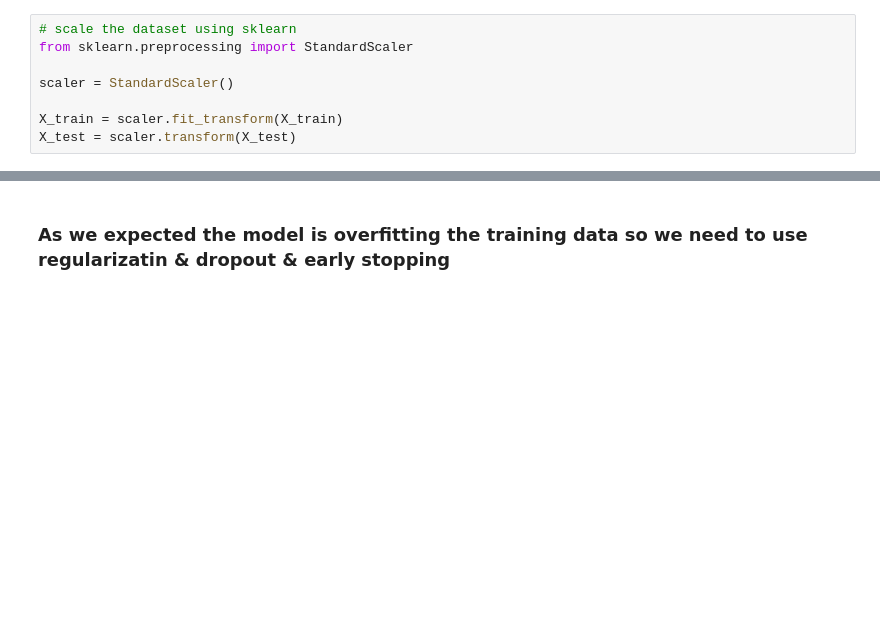
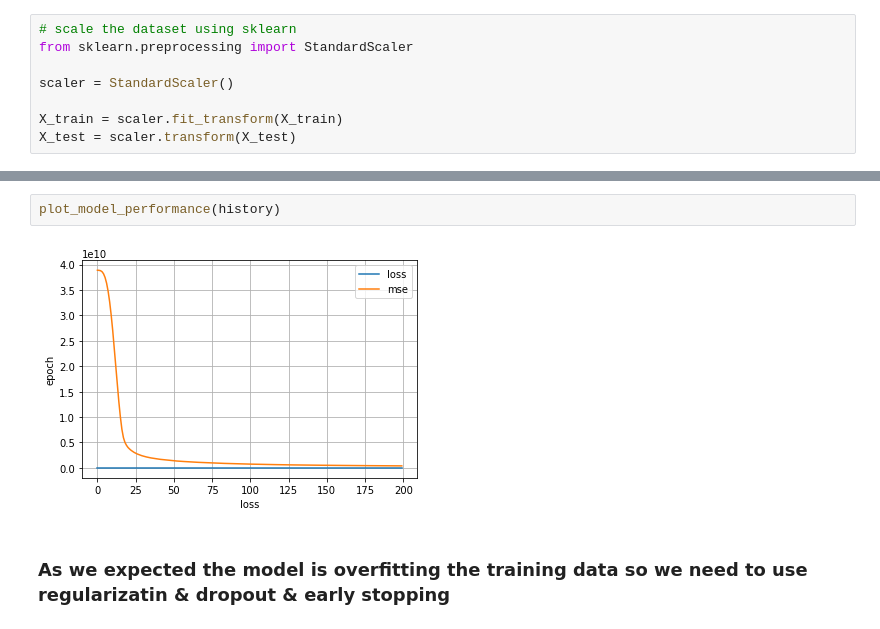
Before and after one commit to AmirGhnbr/House_Price_Pred_Tensorflow, a Jupyter notebook: House_Price_Pred_Tensorflow.ipynb, the cells around one changed output, grey strips where cells are left out. Saved outputs shown, nothing was run; the diff lists cells and outputs as text; blank space fills up the shorter version.

Commit message:
plot the model_1 history

```diff
--- a/House_Price_Pred_Tensorflow.ipynb
+++ b/House_Price_Pred_Tensorflow.ipynb
@@ -224,2 +256,6 @@ model_2.evaluate(X_test , y_test)
+# %%
+plot_model_performance(history)
+# %% [output]
+[figure, added]
 # %% [markdown]
 ### As we expected the model is overfitting the training data so we need to use regularizatin & dropout & early stopping
```
Also changed, not shown: parts of 3 cells of this notebook.
